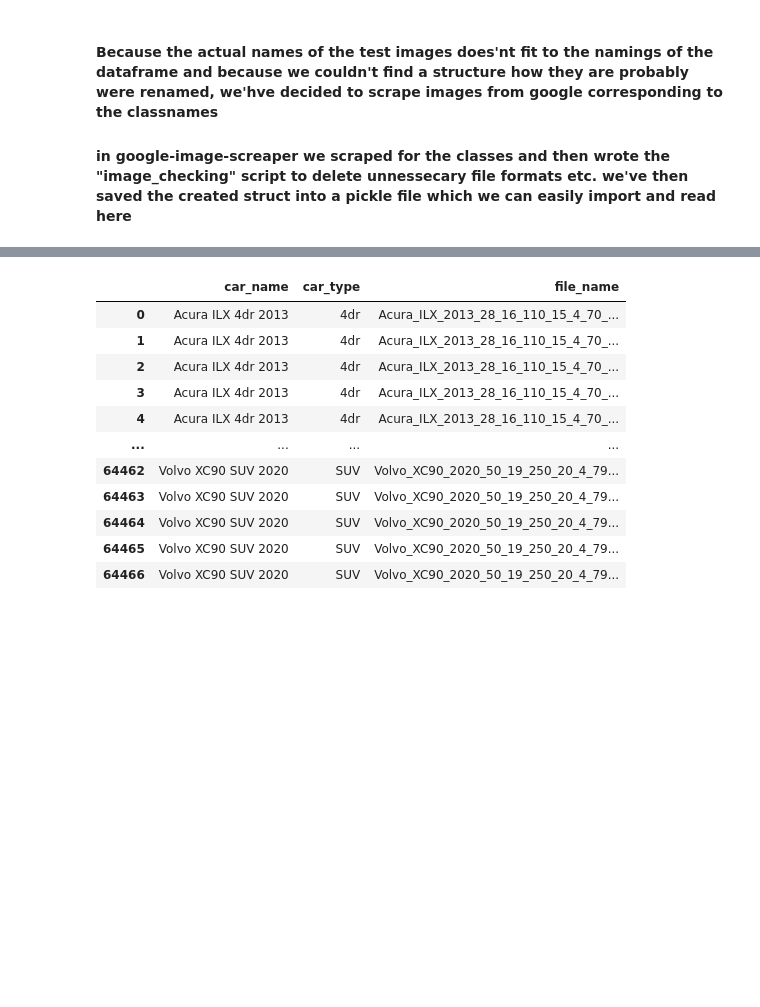
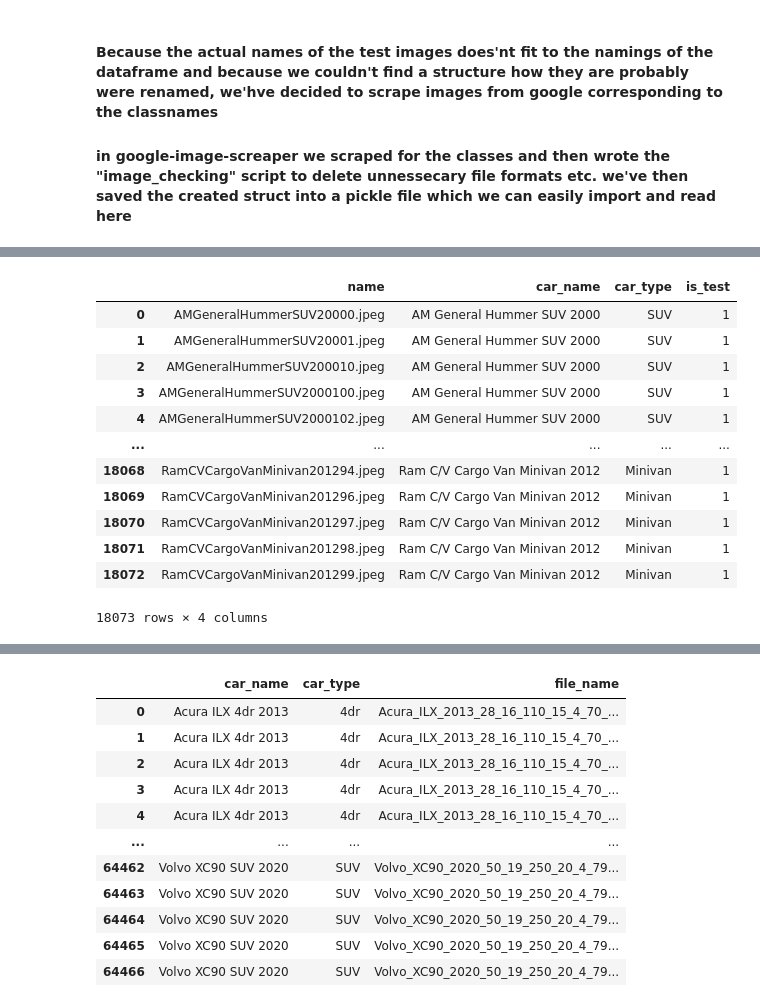
Before and after one commit to MrChriwo/car-body-prediction, a Jupyter notebook: services/data_labeling/Label_checker.ipynb, the cells around one changed output, grey strips where cells are left out. Saved outputs shown, nothing was run; the diff lists cells and outputs as text; code cells hidden in the pictures; blank space fills up the shorter version.

```diff
--- a/services/data_labeling/Label_checker.ipynb
+++ b/services/data_labeling/Label_checker.ipynb
@@ -752,0 +790,3 @@ loaded_struct
+# %%
+loaded_struct['Ram C/V Cargo Van Minivan 2012'] = loaded_struct.pop('Ram CV Cargo Van Minivan 2012')
+# rerun renaming cell
@@ -752,0 +840,16 @@ loaded_struct
+# %%
+test = test.append(new_rows, ignore_index=True)
+# %% [output]
+|  | name | car_name | car_type | is_test |
+| 0 | AMGeneralHummerSUV20000.jpeg | AM General Hummer SUV 2000 | SUV | 1 |
+| 1 | AMGeneralHummerSUV20001.jpeg | AM General Hummer SUV 2000 | SUV | 1 |
+| 2 | AMGeneralHummerSUV200010.jpeg | AM General Hummer SUV 2000 | SUV | 1 |
+| 3 | AMGeneralHummerSUV2000100.jpeg | AM General Hummer SUV 2000 | SUV | 1 |
+| 4 | AMGeneralHummerSUV2000102.jpeg | AM General Hummer SUV 2000 | SUV | 1 |
+| ... | ... | ... | ... | ... |
+| 18068 | RamCVCargoVanMinivan201294.jpeg | Ram C/V Cargo Van Minivan 2012 | Minivan | 1 |
+| 18069 | RamCVCargoVanMinivan201296.jpeg | Ram C/V Cargo Van Minivan 2012 | Minivan | 1 |
+| 18070 | RamCVCargoVanMinivan201297.jpeg | Ram C/V Cargo Van Minivan 2012 | Minivan | 1 |
+| 18071 | RamCVCargoVanMinivan201298.jpeg | Ram C/V Cargo Van Minivan 2012 | Minivan | 1 |
+| 18072 | RamCVCargoVanMinivan201299.jpeg | Ram C/V Cargo Van Minivan 2012 | Minivan | 1 |
+18073 rows × 4 columns
```
Also changed, not shown: parts of 14 cells of this notebook, 2 other files.
